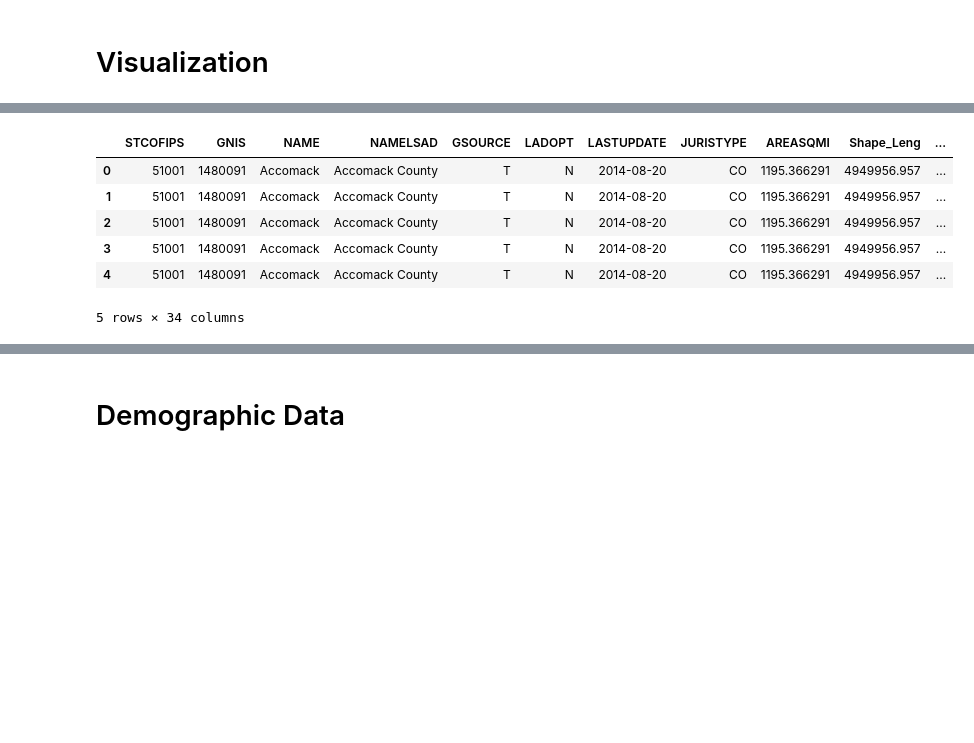
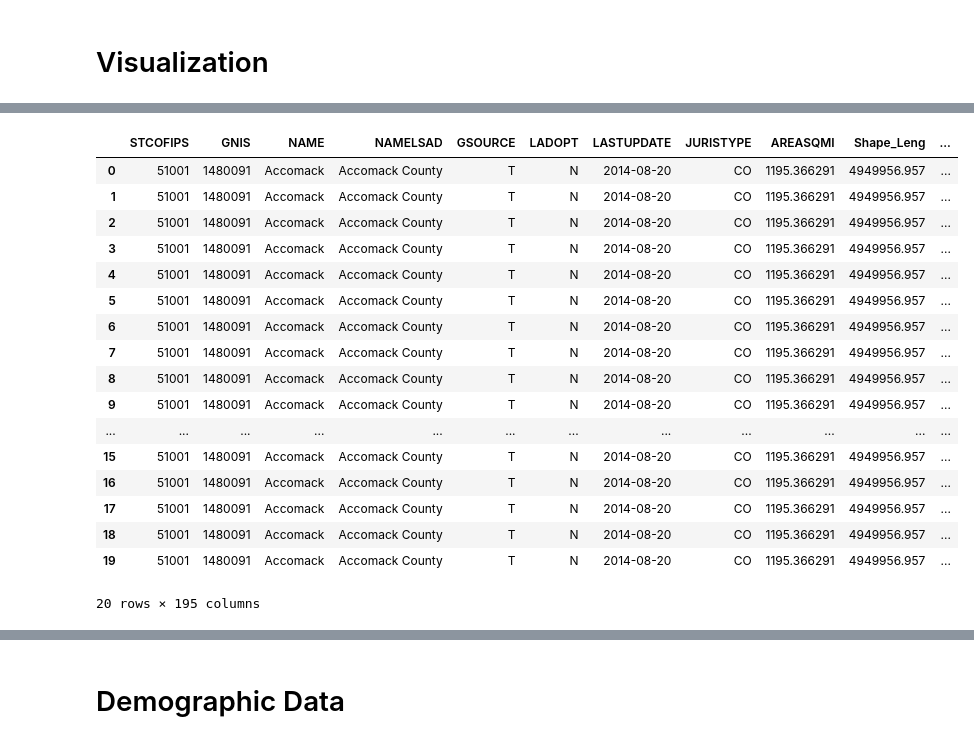
Before and after one commit to farhaniwnl/project_voting_crg3ts, a Jupyter notebook: drafting.ipynb, the cells around one changed output, grey strips where cells are left out. Drawn from its saved outputs; the diff is of its cells as text; code cells hidden in the pictures; blank space fills up the shorter version.

```diff
--- a/drafting.ipynb
+++ b/drafting.ipynb
@@ -11,7 +11,7 @@ from mpl_toolkits.axes_grid1 import make_axes_locatable
 # %%
 # Load data
 gdf = gpd.read_file('./va_admin_bndry/VirginiaCounty_ClippedToShoreline.shx')
-mdf = pd.read_csv('merged_data.csv')
+mdf = pd.read_csv('properly_merged_data.csv')
 # %%
 # Merge shapefile data and county adjacency data:
 gdf['FIPS_left'] = pd.to_numeric(gdf['STCOFIPS'])
@@ -33,10 +32,31 @@ Index(['STCOFIPS', 'GNIS', 'NAME', 'NAMELSAD', 'GSOURCE', 'LADOPT',
+# %%
+df20 = vdf.loc[ vdf['year']==2020,:]
+
+Dvotes = df20.loc[(df20['party']=='DEMOCRAT'),:].groupby('county_fips')['candidatevotes'].sum()
+Dvotes = Dvotes.rename('dem_votes_2020')
+df = df.merge(Dvotes,left_on='FIPS_left',right_on='county_fips')
+
+Rvotes = df20.loc[(df20['party']=='REPUBLICAN'),:].groupby('county_fips')['candidatevotes'].sum()
+Rvotes = Rvotes.rename('rep_votes_2020')
+df = df.merge(Rvotes,left_on='FIPS_left',right_on='county_fips')
 # %%
-df.head()
+df.head(20)
 # %% [output]
 |  | STCOFIPS | GNIS | NAME | NAMELSAD | GSOURCE | LADOPT | LASTUPDATE | JURISTYPE | AREASQMI | Shape_Leng | ... |
 | 0 | 51001 | 1480091 | Accomack | Accomack County | T | N | 2014-08-20 | CO | 1195.366291 | 4949956.957 | ... |
 | 1 | 51001 | 1480091 | Accomack | Accomack County | T | N | 2014-08-20 | CO | 1195.366291 | 4949956.957 | ... |
 | 2 | 51001 | 1480091 | Accomack | Accomack County | T | N | 2014-08-20 | CO | 1195.366291 | 4949956.957 | ... |
 | 3 | 51001 | 1480091 | Accomack | Accomack County | T | N | 2014-08-20 | CO | 1195.366291 | 4949956.957 | ... |
 | 4 | 51001 | 1480091 | Accomack | Accomack County | T | N | 2014-08-20 | CO | 1195.366291 | 4949956.957 | ... |
+| 5 | 51001 | 1480091 | Accomack | Accomack County | T | N | 2014-08-20 | CO | 1195.366291 | 4949956.957 | ... |
+| 6 | 51001 | 1480091 | Accomack | Accomack County | T | N | 2014-08-20 | CO | 1195.366291 | 4949956.957 | ... |
+| 7 | 51001 | 1480091 | Accomack | Accomack County | T | N | 2014-08-20 | CO | 1195.366291 | 4949956.957 | ... |
+| 8 | 51001 | 1480091 | Accomack | Accomack County | T | N | 2014-08-20 | CO | 1195.366291 | 4949956.957 | ... |
+| 9 | 51001 | 1480091 | Accomack | Accomack County | T | N | 2014-08-20 | CO | 1195.366291 | 4949956.957 | ... |
+| ... | ... | ... | ... | ... | ... | ... | ... | ... | ... | ... | ... |
+| 15 | 51001 | 1480091 | Accomack | Accomack County | T | N | 2014-08-20 | CO | 1195.366291 | 4949956.957 | ... |
+| 16 | 51001 | 1480091 | Accomack | Accomack County | T | N | 2014-08-20 | CO | 1195.366291 | 4949956.957 | ... |
+| 17 | 51001 | 1480091 | Accomack | Accomack County | T | N | 2014-08-20 | CO | 1195.366291 | 4949956.957 | ... |
+| 18 | 51001 | 1480091 | Accomack | Accomack County | T | N | 2014-08-20 | CO | 1195.366291 | 4949956.957 | ... |
+| 19 | 51001 | 1480091 | Accomack | Accomack County | T | N | 2014-08-20 | CO | 1195.366291 | 4949956.957 | ... |
-5 rows × 34 columns
+20 rows × 195 columns
```
Also changed, not shown: parts of 8 cells of this notebook.
